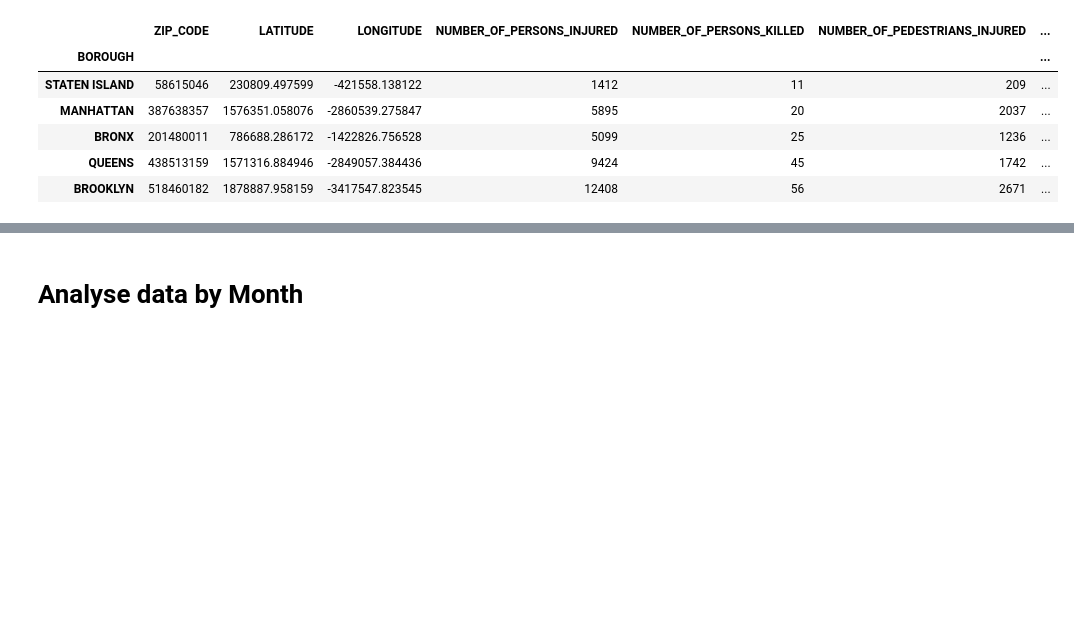
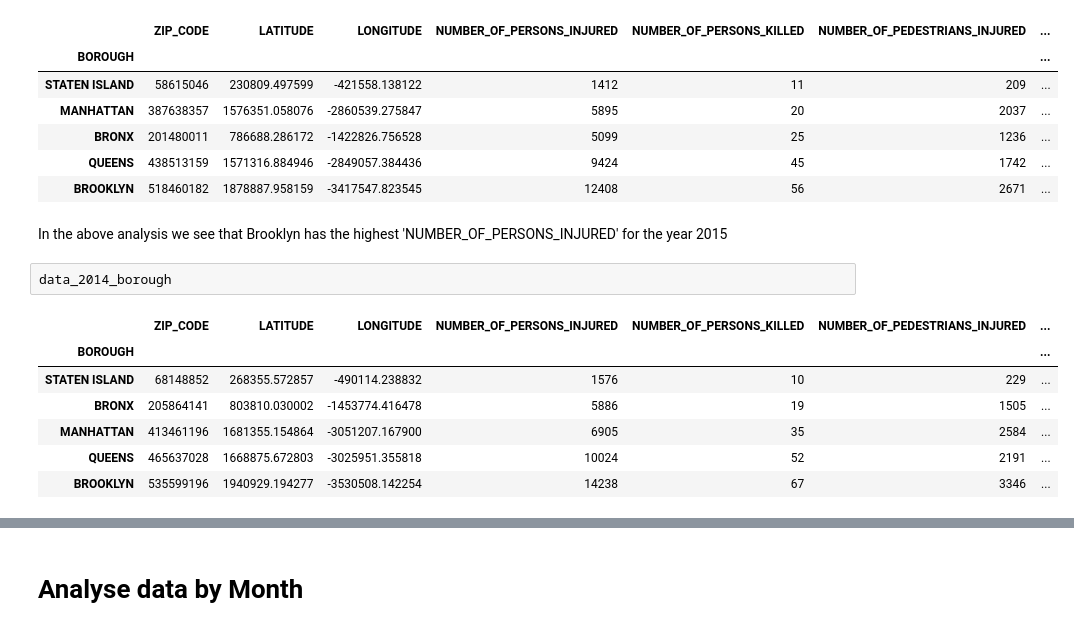
Before and after one commit to kavyaraob/BigData-Fall2015, a Jupyter notebook: NYC_Traffic_ Analysis.ipynb, the cells around one changed output, grey strips where cells are left out. Cells and saved outputs as stored; diff of their text form; blank space fills up the shorter version.

```diff
--- a/NYC_Traffic_ Analysis.ipynb
+++ b/NYC_Traffic_ Analysis.ipynb
@@ -82,3 +90,15 @@ data_2015_borough
 | BRONX | 201480011 | 786688.286172 | -1422826.756528 | 5099 | 25 | 1236 | ... |
 | QUEENS | 438513159 | 1571316.884946 | -2849057.384436 | 9424 | 45 | 1742 | ... |
 | BROOKLYN | 518460182 | 1878887.958159 | -3417547.823545 | 12408 | 56 | 2671 | ... |
+# %% [markdown]
+In the above analysis we see that Brooklyn has the highest 'NUMBER_OF_PERSONS_INJURED' for the year 2015
+# %%
+data_2014_borough
+# %% [output]
+|  | ZIP_CODE | LATITUDE | LONGITUDE | NUMBER_OF_PERSONS_INJURED | NUMBER_OF_PERSONS_KILLED | NUMBER_OF_PEDESTRIANS_INJURED | ... |
+| BOROUGH |  |  |  |  |  |  | ... |
+| STATEN ISLAND | 68148852 | 268355.572857 | -490114.238832 | 1576 | 10 | 229 | ... |
+| BRONX | 205864141 | 803810.030002 | -1453774.416478 | 5886 | 19 | 1505 | ... |
+| MANHATTAN | 413461196 | 1681355.154864 | -3051207.167900 | 6905 | 35 | 2584 | ... |
+| QUEENS | 465637028 | 1668875.672803 | -3025951.355818 | 10024 | 52 | 2191 | ... |
+| BROOKLYN | 535599196 | 1940929.194277 | -3530508.142254 | 14238 | 67 | 3346 | ... |
```
Also changed, not shown: parts of 91 cells of this notebook.
